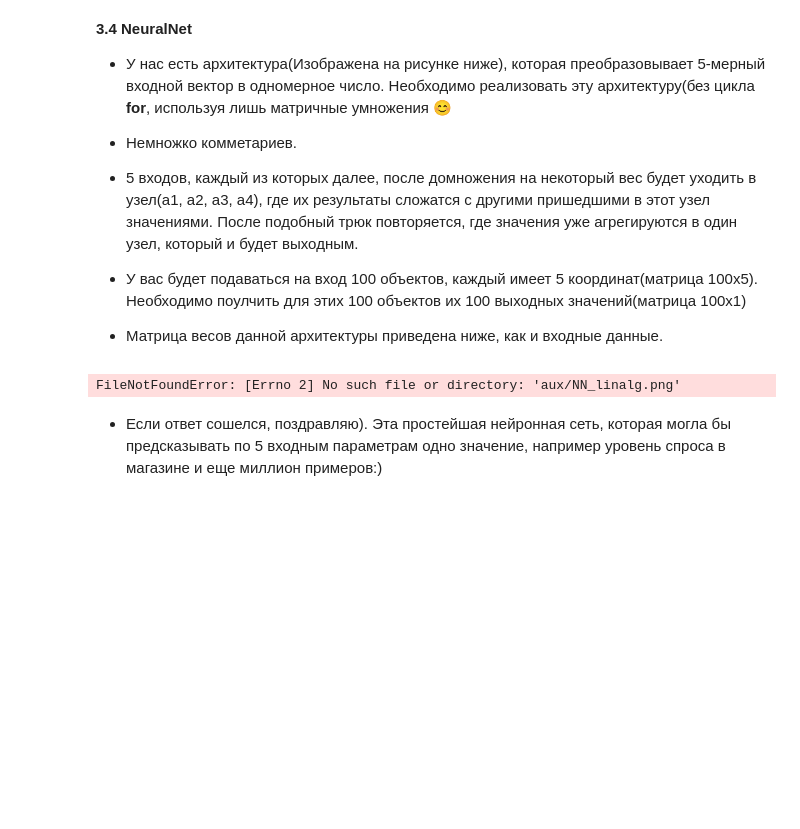
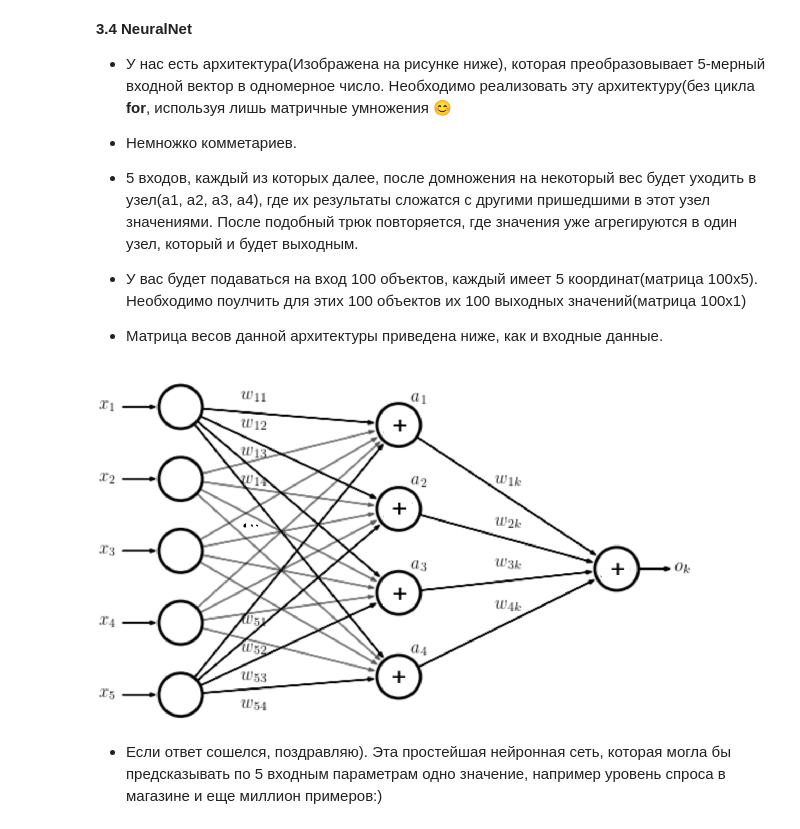
Before and after one commit to DmitriiPrikhodko/ds-phase1-git, a Jupyter notebook: week1/day4_vectors_matrix/04-04-task.ipynb, the cells around one changed output. Drawn from its saved outputs; the diff is of its cells as text; code cells hidden in the pictures; blank space fills up the shorter version.

```diff
--- a/week1/day4_vectors_matrix/04-04-task.ipynb
+++ b/week1/day4_vectors_matrix/04-04-task.ipynb
@@ -379,7 +380,7 @@ __3.4 NeuralNet__
 
 * Матрица весов данной архитектуры приведена ниже, как и входные данные.
 # %%
-display(Image(filename="aux/NN_linalg.png", width=600))
+display(Image(filename="./data/NN_linalg.png", width=600))
 # %% [output]
-FileNotFoundError: [Errno 2] No such file or directory: 'aux/NN_linalg.png'
+[figure, added]
 # %%
```
Also changed, not shown: parts of 3 cells of this notebook, 6 other files.
